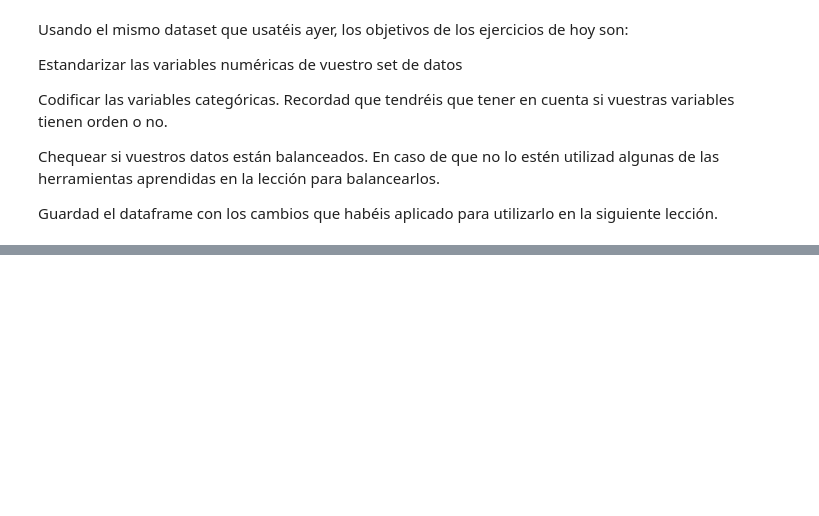
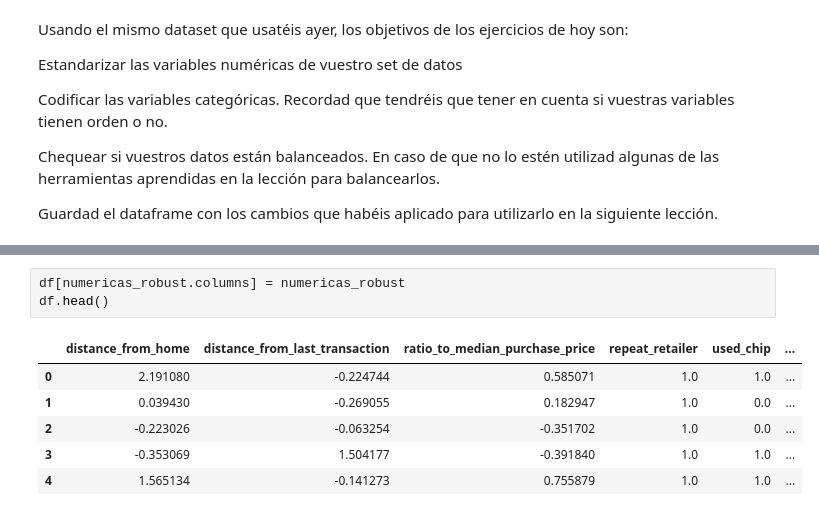
Before and after one commit to Adalab/Adalab-promo_d_da_modulo3_sprint1_Cristina_AnaBelen, a Jupyter notebook: regresión_logística/2.rl_preprocesado.ipynb, the cells around one changed output, grey strips where cells are left out. Saved outputs shown, nothing was run; the diff lists cells and outputs as text; blank space fills up the shorter version.

```diff
--- a/regresión_logística/2.rl_preprocesado.ipynb
+++ b/regresión_logística/2.rl_preprocesado.ipynb
@@ -45,0 +135,10 @@ Guardad el dataframe con los cambios que habéis aplicado para utilizarlo en la
+# %%
+df[numericas_robust.columns] = numericas_robust
+df.head()
+# %% [output]
+|  | distance_from_home | distance_from_last_transaction | ratio_to_median_purchase_price | repeat_retailer | used_chip | ... |
+| 0 | 2.191080 | -0.224744 | 0.585071 | 1.0 | 1.0 | ... |
+| 1 | 0.039430 | -0.269055 | 0.182947 | 1.0 | 0.0 | ... |
+| 2 | -0.223026 | -0.063254 | -0.351702 | 1.0 | 0.0 | ... |
+| 3 | -0.353069 | 1.504177 | -0.391840 | 1.0 | 1.0 | ... |
+| 4 | 1.565134 | -0.141273 | 0.755879 | 1.0 | 1.0 | ... |
```
Also changed, not shown: parts of 24 cells of this notebook, 2 other files.
